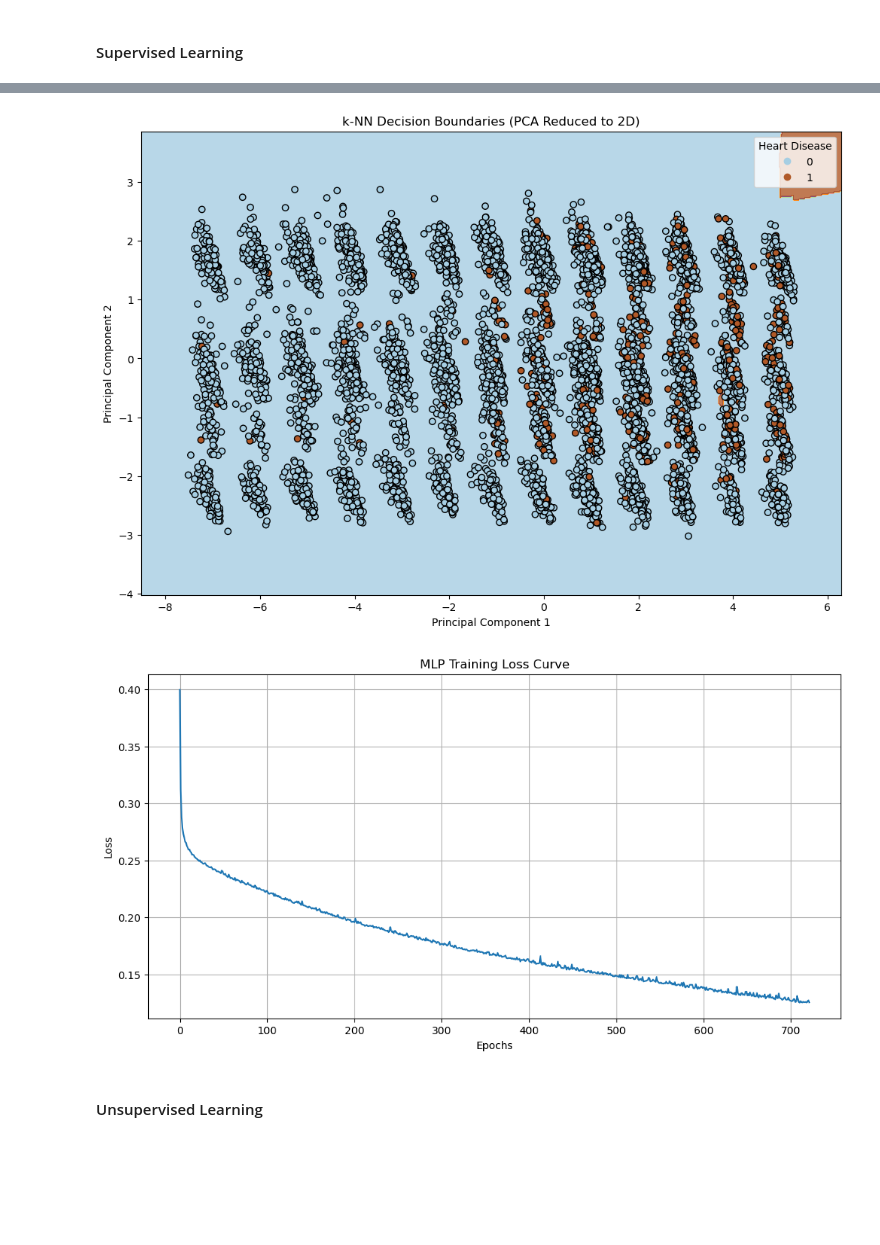
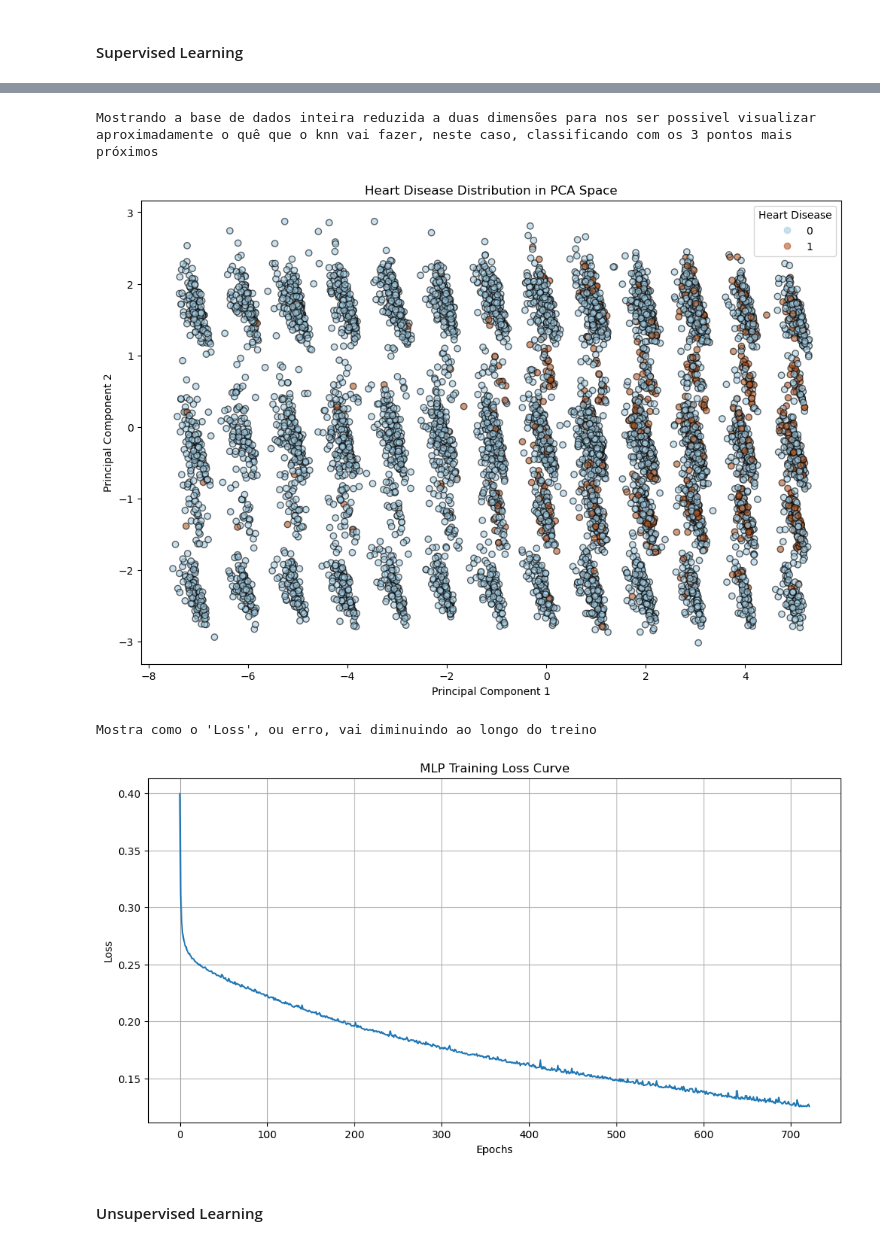
Before and after one commit to Yeshey/IAA-IntroAprendizagemAutomatica, a Jupyter notebook: FinalProject/Project.ipynb, the cells around one changed output, grey strips where cells are left out. Saved outputs shown, nothing was run; the diff lists cells and outputs as text; code cells hidden in the pictures; blank space fills up the shorter version.

```diff
--- a/FinalProject/Project.ipynb
+++ b/FinalProject/Project.ipynb
@@ -755,8 +761,9 @@ from sklearn.tree import plot_tree
 def plot_decision_tree_insights(dataset, data, tree_size=3):
     knn_model = data["model"]
 
-    X, y, _ = preprocess_dataset(dataset)
-    feature_names = X.columns.tolist()  # Queremos os nomes das features, sem "Heart_Disease"
+    feature_names = data["feature_names"]  # Add this to the data returned by decision_trees
+
+    print(f"A característica mais importante para as primeiras decisões é: '{feature_names[dt_model.tree_.feature[0]]}'")
 
     # feature importance
     plt.figure(figsize=(12, 6))
@@ -783,30 +790,20 @@ def plot_decision_tree_insights(dataset, data, tree_size=3):
 
 def plot_knn_insights(dataset, data):
     """
-    Plots k-NN decision boundaries using PCA for dimensionality reduction.
+    Diminui as dimensões para apenas 2D através dos principle components onde cada eixo é a junção de várias features
     """
-    dt_model = data["model"]
-    # Preprocess dataset to get features
     X, y, _ = preprocess_dataset(dataset)
 
     pca = PCA(n_components=2) # using PCA to get two principal components, 2D
     X_pca = pca.fit_transform(X)
 
-    # Create mesh grid for decision boundaries
-    h = 0.02  # Step size
-    x_min, x_max = X_pca[:, 0].min() - 1, X_pca[:, 0].max() + 1
-    y_min, y_max = X_pca[:, 1].min() - 1, X_pca[:, 1].max() + 1
-    xx, yy = np.meshgrid(np.arange(x_min, x_max, h), np.arange(y_min, y_max, h))
-
-    # Predict on mesh grid
-    Z = knn_model.predict(pca.inverse_transform(np.c_[xx.ravel(), yy.ravel()]))
-    Z = Z.reshape(xx.shape)
-
-    # Plot
     plt.figure(figsize=(12, 8))
-    plt.contourf(xx, yy, Z, alpha=0.8, cmap=plt.cm.Paired)
-    scatter = plt.scatter(X_pca[:, 0], X_pca[:, 1], c=y, edgecolors='k', cmap=plt.cm.Paired)
-    plt.title(f"k-NN Decision Boundaries (PCA Reduced to 2D)")
+    scatter = plt.scatter(X_pca[:, 0], X_pca[:, 1],
+                          c=y,                # Color by TRUE labels (0=No, 1=Yes)
+                          cmap=plt.cm.Paired, # Blue=No Heart Disease, Orange=Heart Disease
+                          edgecolors='k',     # Black borders
+                          alpha=0.6)          # Semi-transparent
+    plt.title("Heart Disease Distribution in PCA Space")
     plt.xlabel("Principal Component 1")
     plt.ylabel("Principal Component 2")
     plt.legend(*scatter.legend_elements(), title="Heart Disease")
@@ -849,16 +849,21 @@ Encoding for 'Smoking_History': {'No': 0, 'Yes': 1}
 [figure]
 [figure]
-# %%
-# k-NN
-knn_data = k_nn(normalized_dataset.copy(), n_neighbors=3)
-plot_knn_insights(normalized_dataset, knn_data)
-# %% [output]
-[figure, removed]
+# %%
+# k-NN
+n_neighbors=3
+knn_data = k_nn(normalized_dataset.copy(), n_neighbors=n_neighbors)
+print(f"Mostrando a base de dados inteira reduzida a duas dimensões para nos ser possivel visualizar aproximadamente o quê que o knn vai fazer, neste caso, classificando com os {n_neighbors} pontos mais próximos")
+plot_knn_insights(normalized_dataset, knn_data)
+# %% [output]
+Mostrando a base de dados inteira reduzida a duas dimensões para nos ser possivel visualizar aproximadamente o quê que o knn vai fazer, neste caso, classificando com os 3 pontos mais próximos
+[figure, added]
 # %%
 # MLP
 mlp_data = multi_layer_perceptron(normalized_dataset.copy())
+print(f"Mostra como o 'Loss', ou erro, vai diminuindo ao longo do treino")
 plot_mlp_loss_curve(mlp_data)
 # %% [output]
+Mostra como o 'Loss', ou erro, vai diminuindo ao longo do treino
 [figure]
 # %% [markdown]
 #### Unsupervised Learning
```
Also changed, not shown: parts of 4 cells of this notebook.
